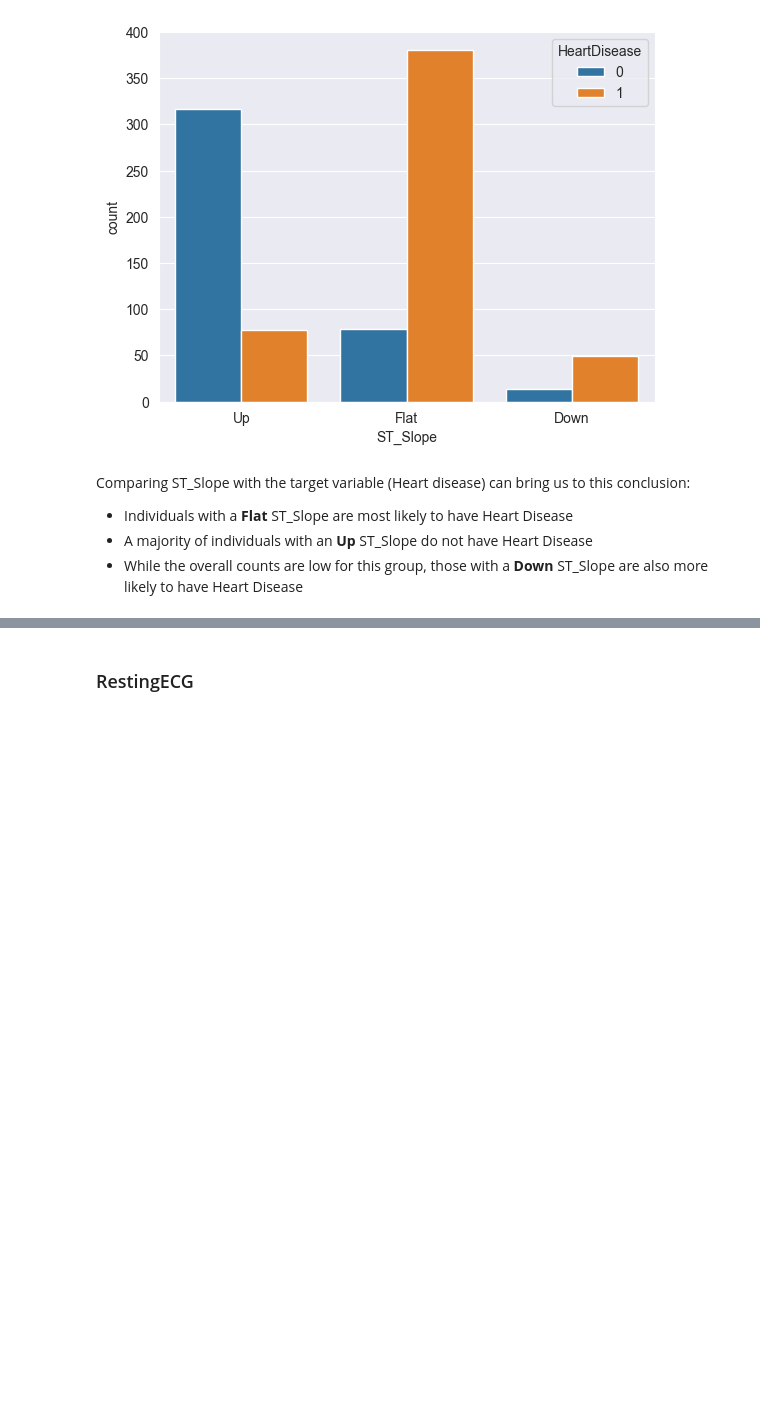
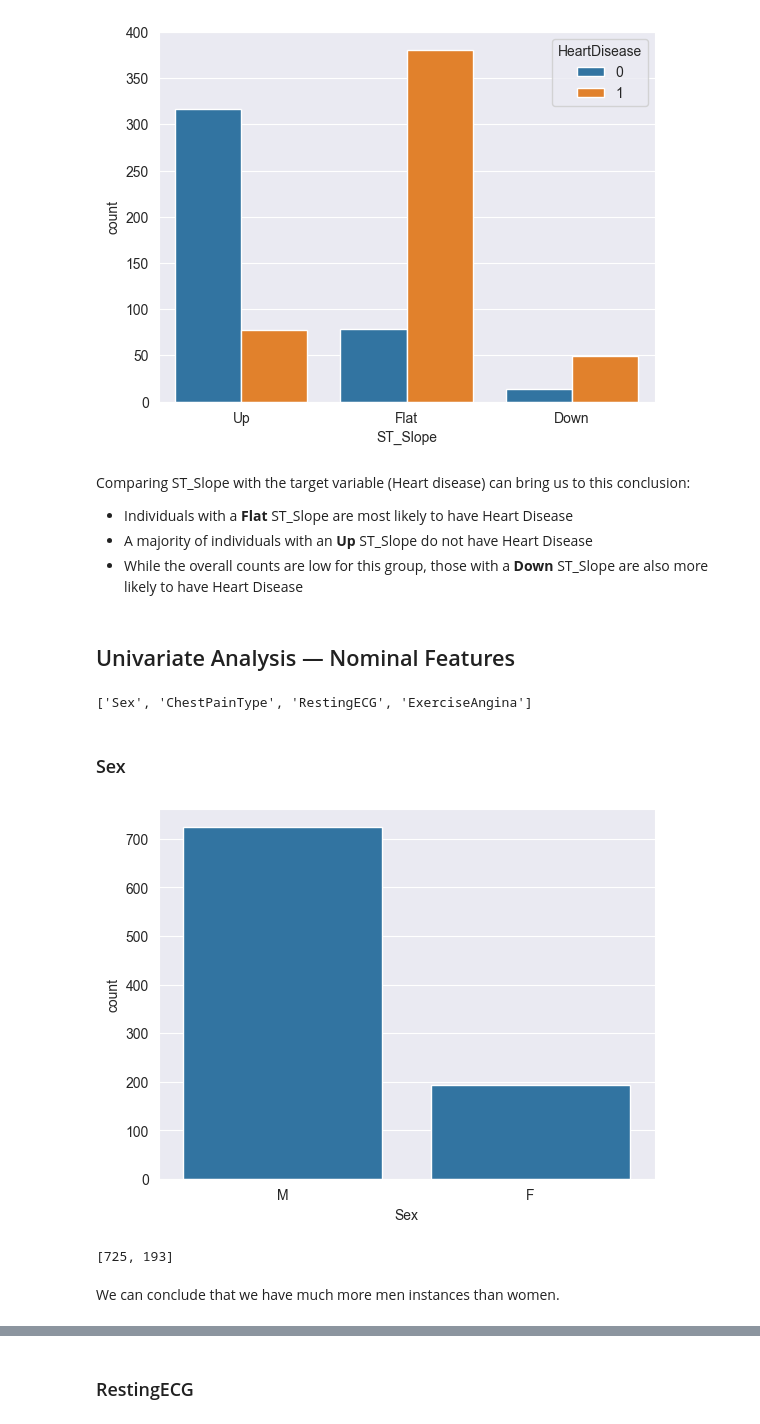
Before and after one commit to Sanjouk/IA01-Project, a Jupyter notebook: src/project.ipynb, the cells around one changed output, grey strips where cells are left out. Saved outputs shown, nothing was run; the diff lists cells and outputs as text; code cells hidden in the pictures; blank space fills up the shorter version.

```diff
--- a/src/project.ipynb
+++ b/src/project.ipynb
@@ -225,3 +256,21 @@ Comparing ST_Slope with the target variable (Heart disease) can bring us to this
 - Individuals with a **Flat** ST_Slope are most likely to have Heart Disease
 - A majority of individuals with an **Up** ST_Slope do not have Heart Disease
 - While the overall counts are low for this group, those with a **Down** ST_Slope are also more likely to have Heart Disease
+# %% [markdown]
+## Univariate Analysis — Nominal Features
+# %%
+print(nominal_features)
+# %% [output]
+['Sex', 'ChestPainType', 'RestingECG', 'ExerciseAngina']
+# %% [markdown]
+### Sex
+# %%
+sns.countplot(x="Sex", data=heart_data)
+plt.show()
+sex_info = heart_data["Sex"].value_counts().tolist()
+print(sex_info)
+# %% [output]
+[figure, added]
+[725, 193]
+# %% [markdown]
+We can conclude that we have much more men instances than women.
```
Also changed, not shown: parts of 83 cells of this notebook, 1 other file.
